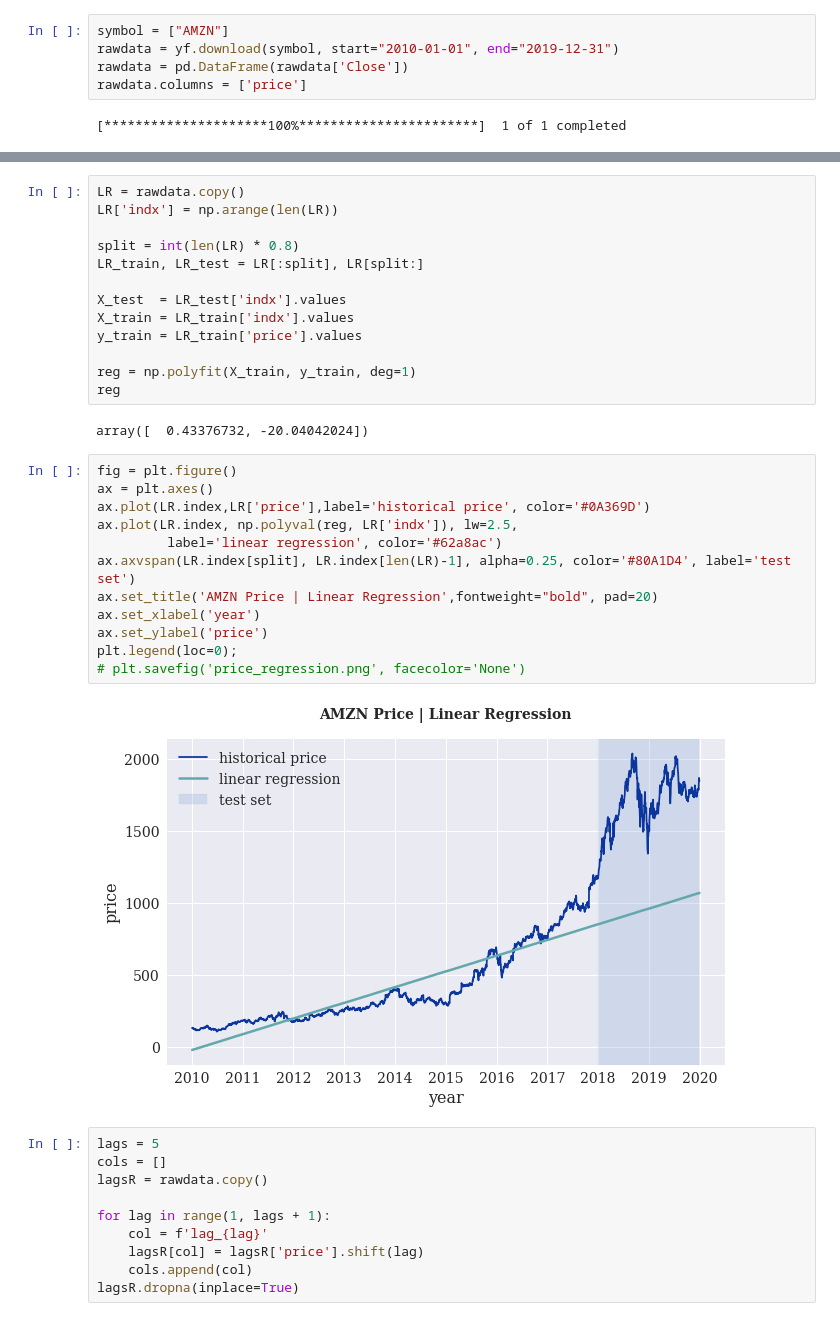
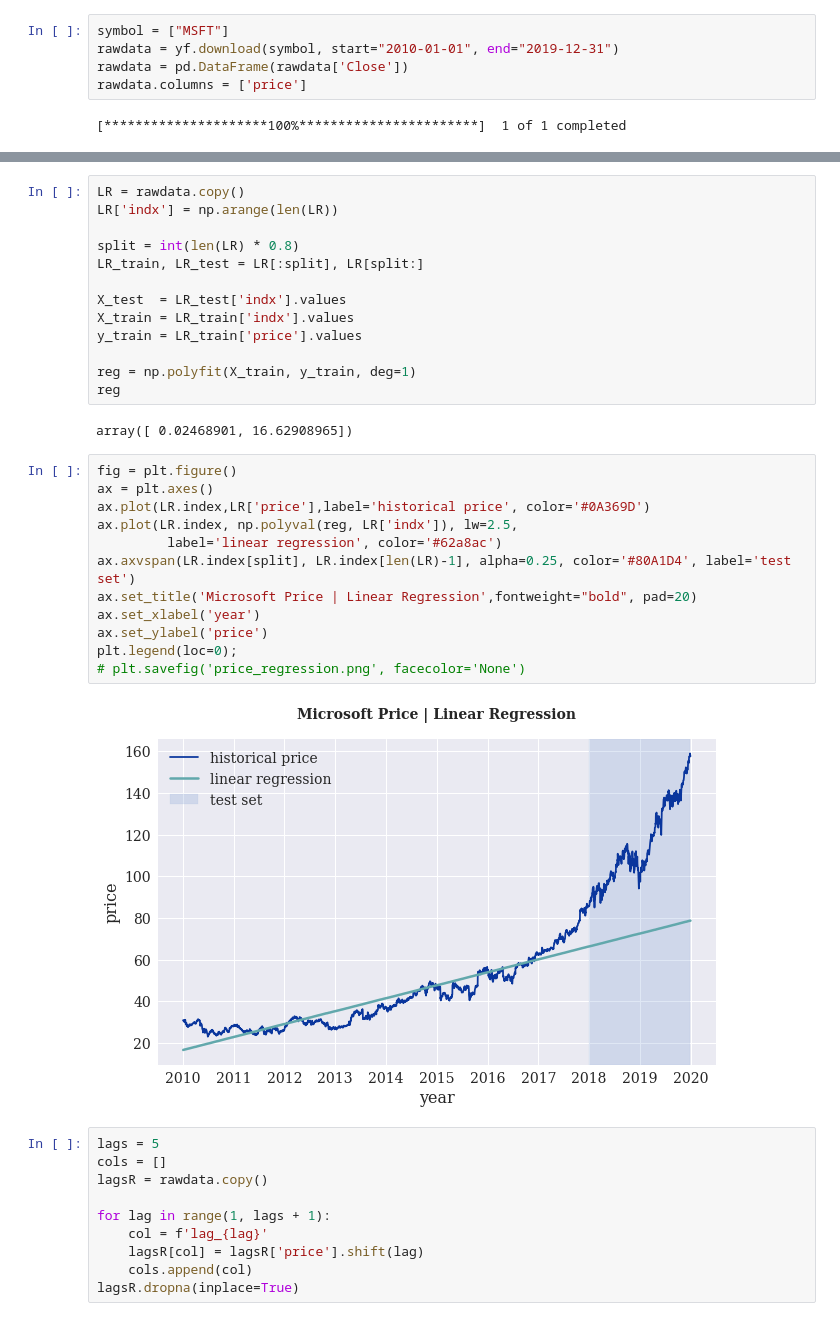
Before and after one commit to mateomarks/Algorithmic-Trading, a Jupyter notebook: 02 ML Based Strategies.ipynb, the cells around one changed output, grey strips where cells are left out. Saved outputs shown, nothing was run; the diff lists cells and outputs as text.

```diff
--- a/02 ML Based Strategies.ipynb
+++ b/02 ML Based Strategies.ipynb
@@ -39,7 +39,7 @@ plt.rc('figure', titlesize=BIGGER_SIZE)  # fontsize of the figure title
 
 plt.rc('figure', figsize=(10,6))
 # %%
-symbol = ["AMZN"]
+symbol = ["MSFT"]
 rawdata = yf.download(symbol, start="2010-01-01", end="2019-12-31")
 rawdata = pd.DataFrame(rawdata['Close'])
 rawdata.columns = ['price']
@@ -68,21 +68,21 @@ y_train = LR_train['price'].values
 reg = np.polyfit(X_train, y_train, deg=1)
 reg
 # %% [output]
-array([  0.43376732, -20.04042024])
+array([ 0.02468901, 16.62908965])
 # %%
 fig = plt.figure()
 ax = plt.axes()
 ax.plot(LR.index,LR['price'],label='historical price', color='#0A369D')
 ax.plot(LR.index, np.polyval(reg, LR['indx']), lw=2.5,
          label='linear regression', color='#62a8ac')
 ax.axvspan(LR.index[split], LR.index[len(LR)-1], alpha=0.25, color='#80A1D4', label='test set')
-ax.set_title('AMZN Price | Linear Regression',fontweight="bold", pad=20)
+ax.set_title('Microsoft Price | Linear Regression',fontweight="bold", pad=20)
 ax.set_xlabel('year')
 ax.set_ylabel('price')
 plt.legend(loc=0);
 # plt.savefig('price_regression.png', facecolor='None')
 # %% [output]
-[figure, old version]
+[figure, new version]
 # %%
 lags = 5
 cols = []
```
Also changed, not shown: parts of 28 cells of this notebook.
